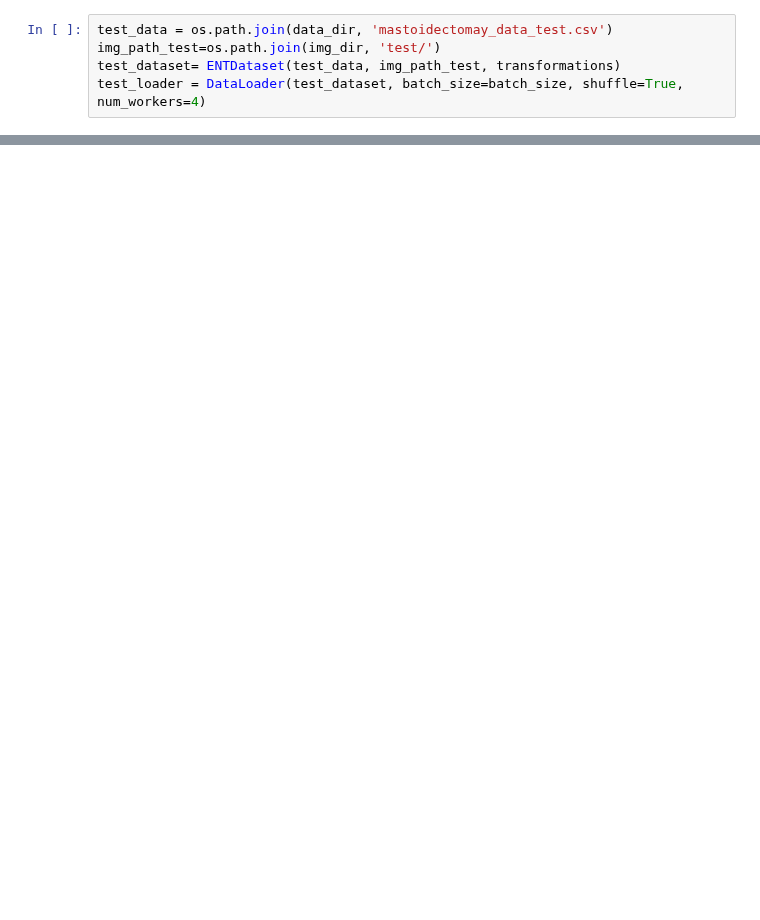
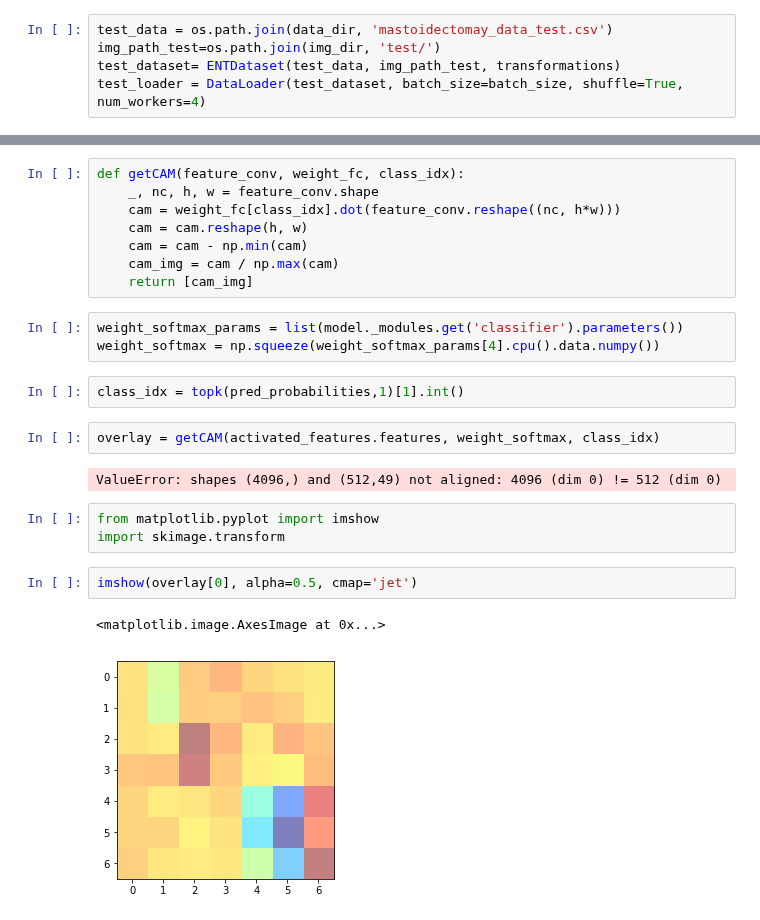
Before and after one commit to minjeekim00/pytorch-caffe, a Jupyter notebook: train_classification.ipynb, the cells around one changed output, grey strips where cells are left out. Drawn from its saved outputs; the diff is of its cells as text; blank space fills up the shorter version.

```diff
--- a/train_classification.ipynb
+++ b/train_classification.ipynb
@@ -280,0 +353,25 @@ visualize_model(test_loader, model)
+# %%
+def getCAM(feature_conv, weight_fc, class_idx):
+    _, nc, h, w = feature_conv.shape
+    cam = weight_fc[class_idx].dot(feature_conv.reshape((nc, h*w)))
+    cam = cam.reshape(h, w)
+    cam = cam - np.min(cam)
+    cam_img = cam / np.max(cam)
+    return [cam_img]
+# %%
+weight_softmax_params = list(model._modules.get('classifier').parameters())
+weight_softmax = np.squeeze(weight_softmax_params[4].cpu().data.numpy())
+# %%
+class_idx = topk(pred_probabilities,1)[1].int()
+# %%
+overlay = getCAM(activated_features.features, weight_softmax, class_idx)
+# %% [output]
+ValueError: shapes (4096,) and (512,49) not aligned: 4096 (dim 0) != 512 (dim 0)
+# %%
+from matplotlib.pyplot import imshow
+import skimage.transform
+# %%
+imshow(overlay[0], alpha=0.5, cmap='jet')
+# %% [output]
+<matplotlib.image.AxesImage at 0x...>
+[figure, added]
```
Also changed, not shown: parts of 21 cells of this notebook.
